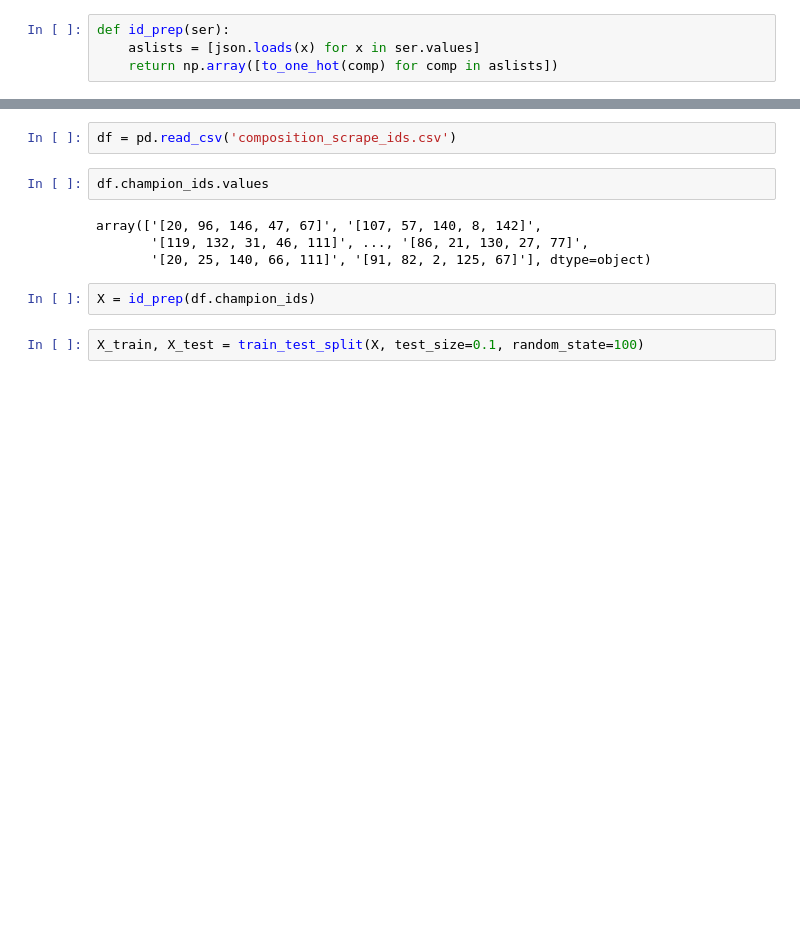
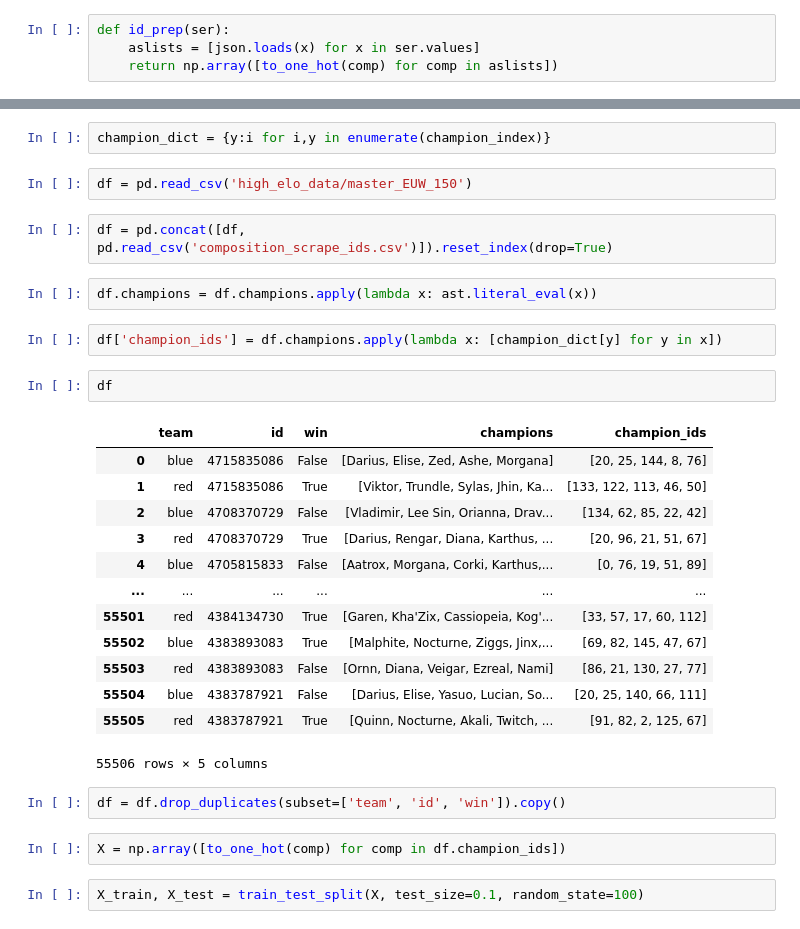
Before and after one commit to CalumF/LoL-team-embedding, a Jupyter notebook: autoencoder_trial.ipynb, the cells around one changed output, grey strips where cells are left out. Saved outputs shown, nothing was run; the diff lists cells and outputs as text; blank space fills up the shorter version.

```diff
--- a/autoencoder_trial.ipynb
+++ b/autoencoder_trial.ipynb
@@ -41,13 +58,33 @@ def id_prep(ser):
+# %%
+champion_dict = {y:i for i,y in enumerate(champion_index)}
+# %%
+df = pd.read_csv('high_elo_data/master_EUW_150')
 # %%
-df = pd.read_csv('composition_scrape_ids.csv')
+df = pd.concat([df, pd.read_csv('composition_scrape_ids.csv')]).reset_index(drop=True)
+# %%
+df.champions = df.champions.apply(lambda x: ast.literal_eval(x))
+# %%
+df['champion_ids'] = df.champions.apply(lambda x: [champion_dict[y] for y in x])
 # %%
-df.champion_ids.values
+df
 # %% [output]
+|  | team | id | win | champions | champion_ids |
+| 0 | blue | 4715835086 | False | [Darius, Elise, Zed, Ashe, Morgana] | [20, 25, 144, 8, 76] |
+| 1 | red | 4715835086 | True | [Viktor, Trundle, Sylas, Jhin, Ka... | [133, 122, 113, 46, 50] |
+| 2 | blue | 4708370729 | False | [Vladimir, Lee Sin, Orianna, Drav... | [134, 62, 85, 22, 42] |
+| 3 | red | 4708370729 | True | [Darius, Rengar, Diana, Karthus, ... | [20, 96, 21, 51, 67] |
+| 4 | blue | 4705815833 | False | [Aatrox, Morgana, Corki, Karthus,... | [0, 76, 19, 51, 89] |
+| ... | ... | ... | ... | ... | ... |
+| 55501 | red | 4384134730 | True | [Garen, Kha'Zix, Cassiopeia, Kog'... | [33, 57, 17, 60, 112] |
+| 55502 | blue | 4383893083 | True | [Malphite, Nocturne, Ziggs, Jinx,... | [69, 82, 145, 47, 67] |
+| 55503 | red | 4383893083 | False | [Ornn, Diana, Veigar, Ezreal, Nami] | [86, 21, 130, 27, 77] |
+| 55504 | blue | 4383787921 | False | [Darius, Elise, Yasuo, Lucian, So... | [20, 25, 140, 66, 111] |
+| 55505 | red | 4383787921 | True | [Quinn, Nocturne, Akali, Twitch, ... | [91, 82, 2, 125, 67] |
-array(['[20, 96, 146, 47, 67]', '[107, 57, 140, 8, 142]',
-       '[119, 132, 31, 46, 111]', ..., '[86, 21, 130, 27, 77]',
-       '[20, 25, 140, 66, 111]', '[91, 82, 2, 125, 67]'], dtype=object)
+55506 rows × 5 columns
-# %%
-X = id_prep(df.champion_ids)
+# %%
+df = df.drop_duplicates(subset=['team', 'id', 'win']).copy()
+# %%
+X = np.array([to_one_hot(comp) for comp in df.champion_ids])
 # %%
 X_train, X_test = train_test_split(X, test_size=0.1, random_state=100)
 # %%
```
Also changed, not shown: parts of 24 cells of this notebook, 26 other files.
